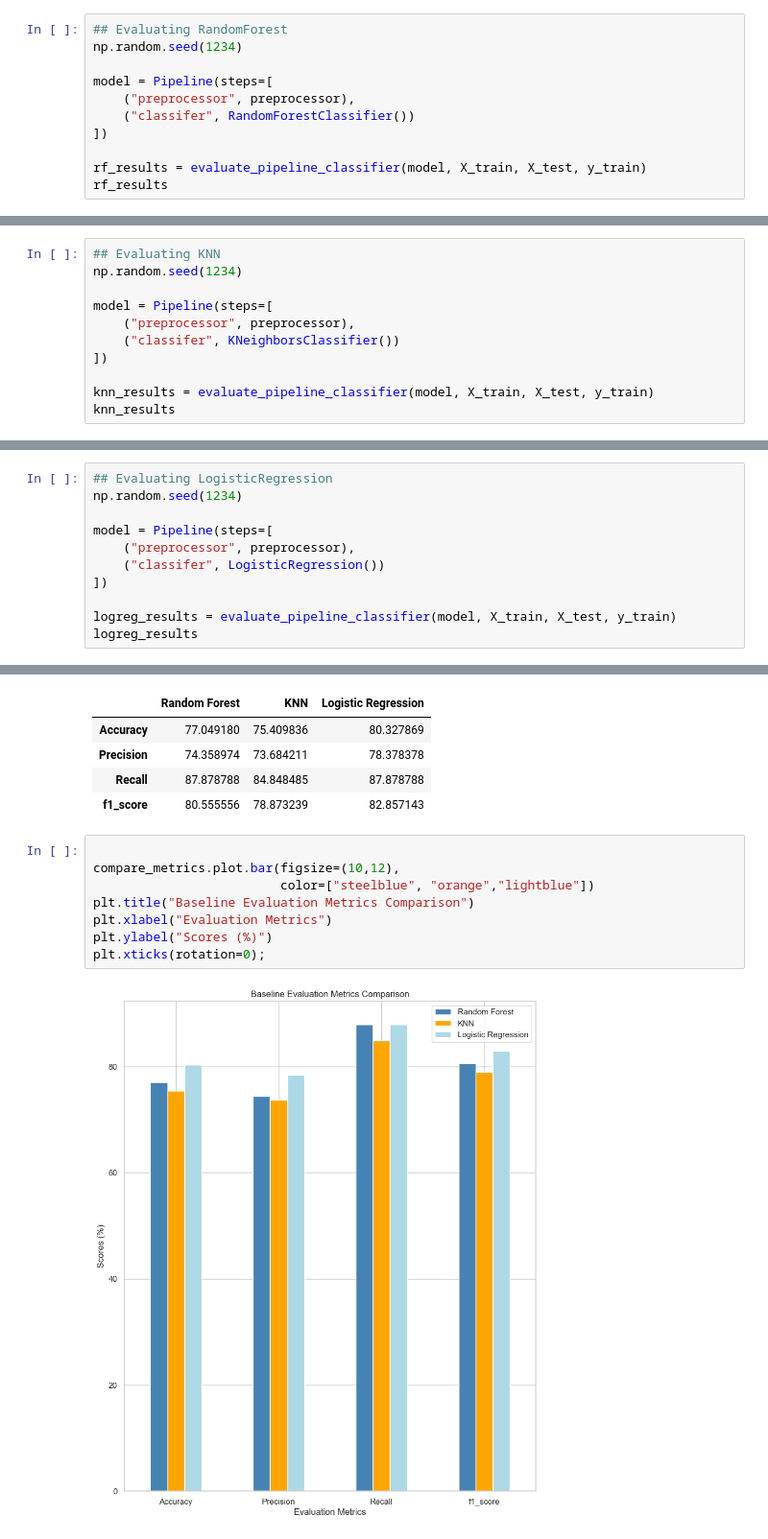
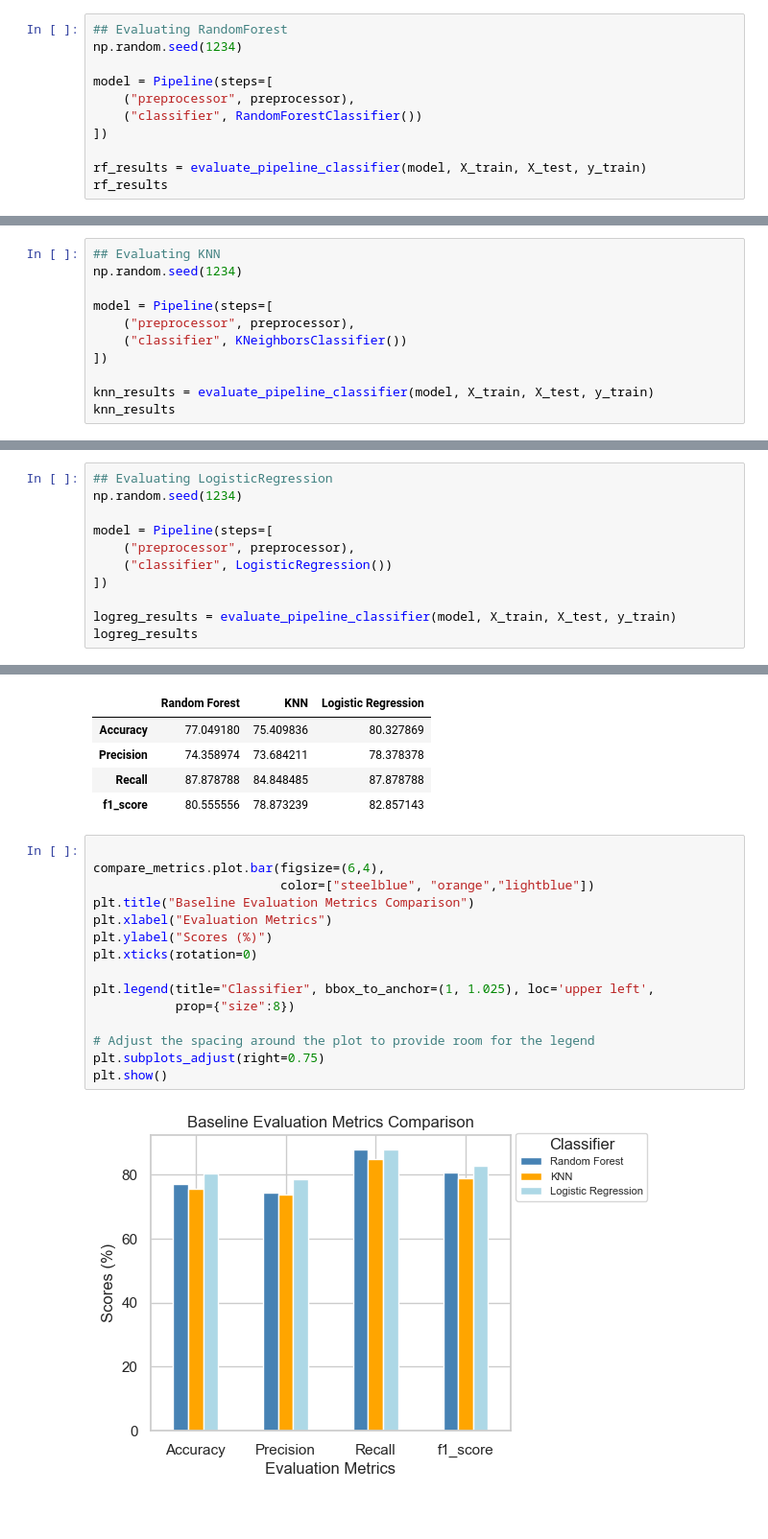
Before and after one commit to rongachoka/heart_disease_project, a Jupyter notebook: main.ipynb, the cells around one changed output, grey strips where cells are left out. Shown at 96% size. Saved outputs shown, nothing was run; the diff lists cells and outputs as text; blank space fills up the shorter version.

```diff
--- a/main.ipynb
+++ b/main.ipynb
@@ -804,7 +808,7 @@ np.random.seed(1234)
 
 model = Pipeline(steps=[
     ("preprocessor", preprocessor),
-    ("classifer", RandomForestClassifier())
+    ("classifier", RandomForestClassifier())
 ])
 
 rf_results = evaluate_pipeline_classifier(model, X_train, X_test, y_train)
@@ -820,7 +824,7 @@ np.random.seed(1234)
 
 model = Pipeline(steps=[
     ("preprocessor", preprocessor),
-    ("classifer", KNeighborsClassifier())
+    ("classifier", KNeighborsClassifier())
 ])
 
 knn_results = evaluate_pipeline_classifier(model, X_train, X_test, y_train)
@@ -836,7 +840,7 @@ np.random.seed(1234)
 
 model = Pipeline(steps=[
     ("preprocessor", preprocessor),
-    ("classifer", LogisticRegression())
+    ("classifier", LogisticRegression())
 ])
 
 logreg_results = evaluate_pipeline_classifier(model, X_train, X_test, y_train)
@@ -859,13 +863,20 @@ compare_metrics
 | f1_score | 80.555556 | 78.873239 | 82.857143 |
 # %%
 
-compare_metrics.plot.bar(figsize=(10,12),
+compare_metrics.plot.bar(figsize=(6,4),
                          color=["steelblue", "orange","lightblue"])
 plt.title("Baseline Evaluation Metrics Comparison")
 plt.xlabel("Evaluation Metrics")
 plt.ylabel("Scores (%)")
-plt.xticks(rotation=0);
+plt.xticks(rotation=0)
+
+plt.legend(title="Classifier", bbox_to_anchor=(1, 1.025), loc='upper left',
+           prop={"size":8})
+
+# Adjust the spacing around the plot to provide room for the legend
+plt.subplots_adjust(right=0.75)
+plt.show()
 # %% [output]
-[figure, old version]
+[figure, new version]
 # %% [markdown]
 From the above visualization we see that logistic regression has a better accuracy, precision and f1 score compared to all the other models.
```
Also changed, not shown: parts of 56 cells of this notebook, 1 other file.
